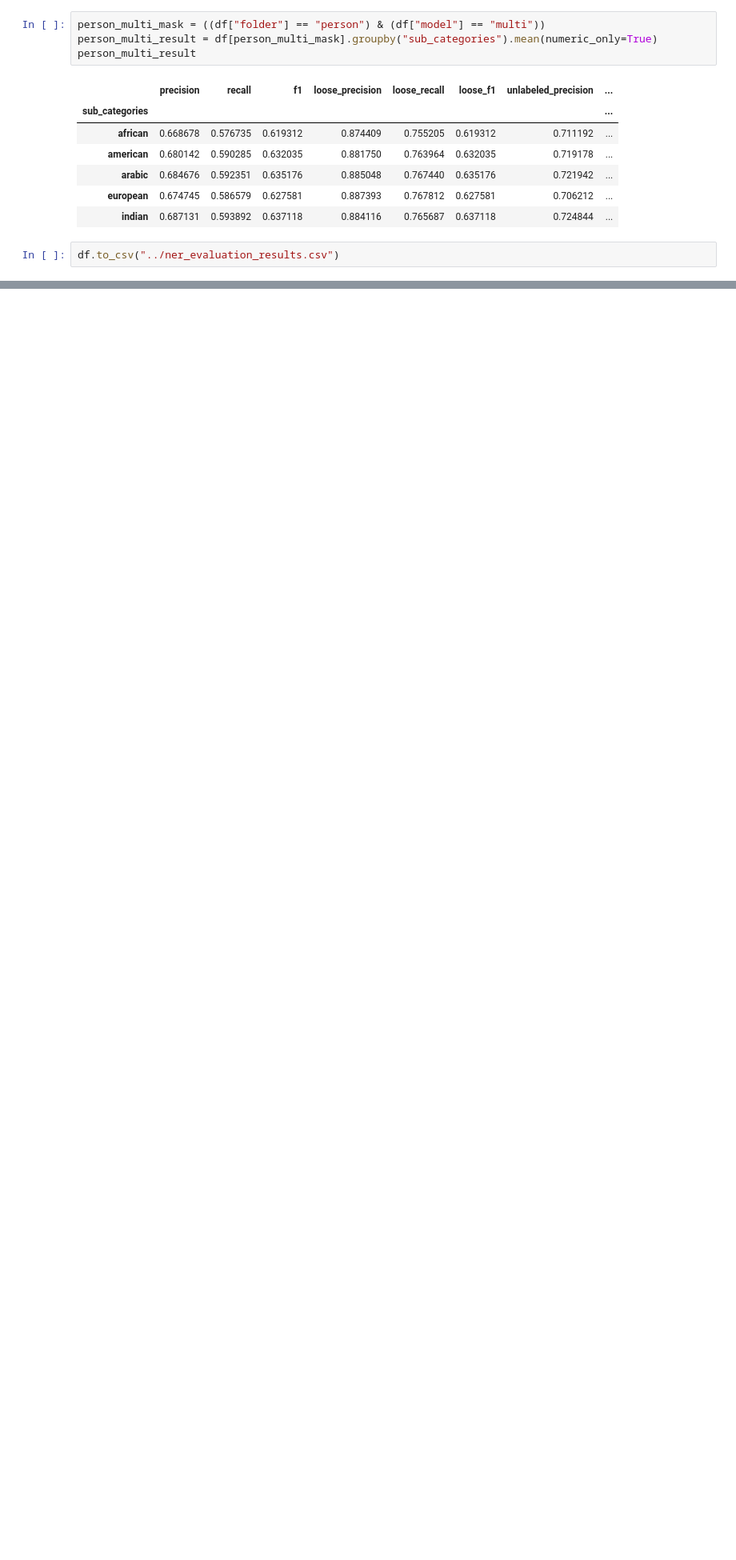
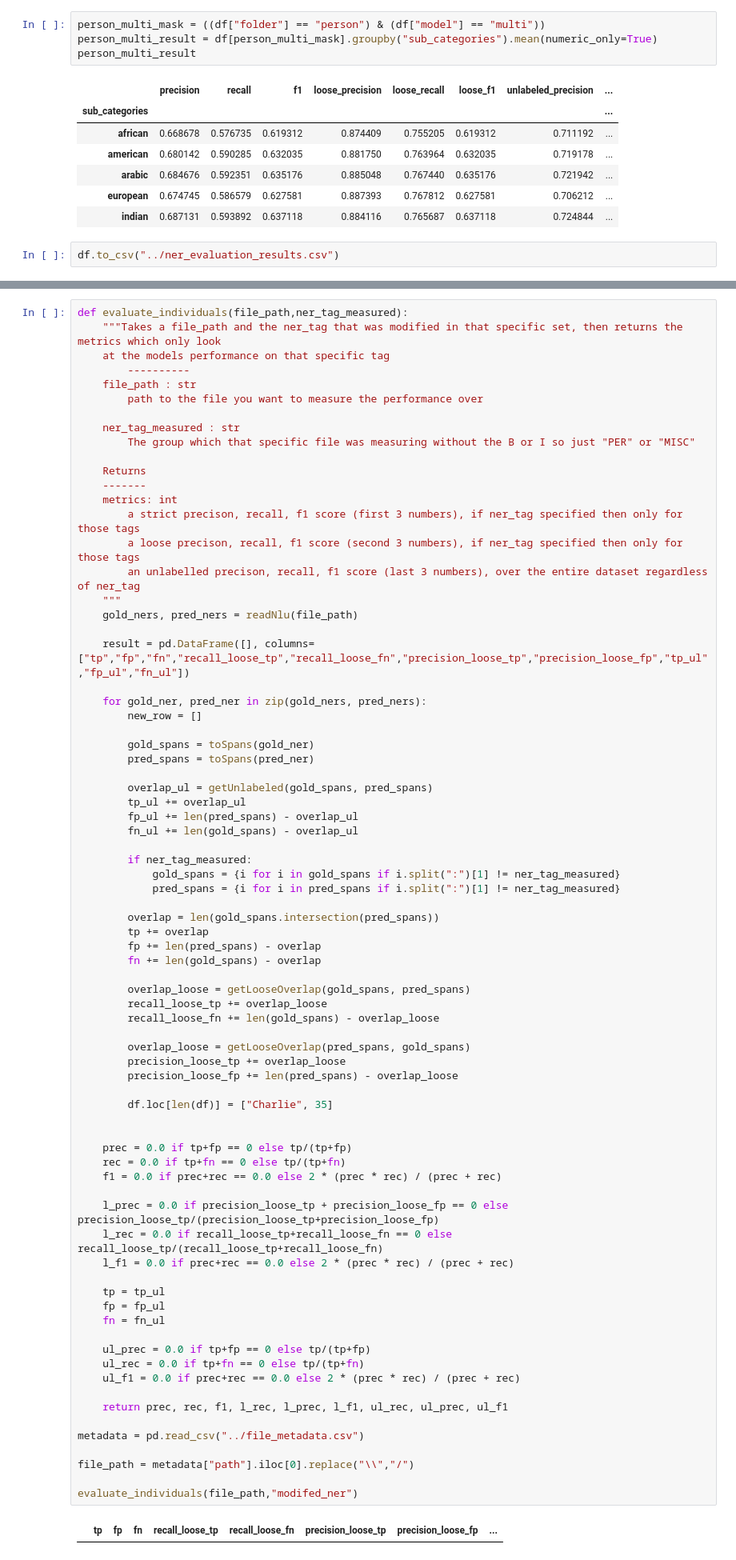
Before and after one commit to BossThePro/NLPProject-Group-SLP, a Jupyter notebook: code/evaluation.ipynb, the cells around one changed output, grey strips where cells are left out. Shown at 80% size. Drawn from its saved outputs; the diff is of its cells as text; blank space fills up the shorter version.

Commit message:
Added individual evaluations per datapoints

```diff
--- a/code/evaluation.ipynb
+++ b/code/evaluation.ipynb
@@ -417,0 +420,78 @@ df.head()
+# %%
+def evaluate_individuals(file_path,ner_tag_measured):
+    """Takes a file_path and the ner_tag that was modified in that specific set, then returns the metrics which only look
+    at the models performance on that specific tag
+        ----------
+    file_path : str
+        path to the file you want to measure the performance over
+
+    ner_tag_measured : str
+        The group which that specific file was measuring without the B or I so just "PER" or "MISC"
+
+    Returns
+    -------
+    metrics: int
+        a strict precison, recall, f1 score (first 3 numbers), if ner_tag specified then only for those tags
+        a loose precison, recall, f1 score (second 3 numbers), if ner_tag specified then only for those tags
+        an unlabelled precison, recall, f1 score (last 3 numbers), over the entire dataset regardless of ner_tag
+    """
+    gold_ners, pred_ners = readNlu(file_path)
+
+    result = pd.DataFrame([], columns=["tp","fp","fn","recall_loose_tp","recall_loose_fn","precision_loose_tp","precision_loose_fp","tp_ul","fp_ul","fn_ul"])
+
+    for gold_ner, pred_ner in zip(gold_ners, pred_ners):
+        new_row = []
+
+        gold_spans = toSpans(gold_ner)
+        pred_spans = toSpans(pred_ner)
+
+        overlap_ul = getUnlabeled(gold_spans, pred_spans)
+        tp_ul += overlap_ul
+        fp_ul += len(pred_spans) - overlap_ul
+        fn_ul += len(gold_spans) - overlap_ul
+
+        if ner_tag_measured:
+            gold_spans = {i for i in gold_spans if i.split(":")[1] != ner_tag_measured}
+            pred_spans = {i for i in pred_spans if i.split(":")[1] != ner_tag_measured}
+
+        overlap = len(gold_spans.intersection(pred_spans))
+        tp += overlap
+        fp += len(pred_spans) - overlap
+        fn += len(gold_spans) - overlap
+
+        overlap_loose = getLooseOverlap(gold_spans, pred_spans)
+        recall_loose_tp += overlap_loose
+        recall_loose_fn += len(gold_spans) - overlap_loose
+
+        overlap_loose = getLooseOverlap(pred_spans, gold_spans)
+        precision_loose_tp += overlap_loose
+        precision_loose_fp += len(pred_spans) - overlap_loose
+
+        df.loc[len(df)] = ["Charlie", 35]
+
+
+    prec = 0.0 if tp+fp == 0 else tp/(tp+fp)
+    rec = 0.0 if tp+fn == 0 else tp/(tp+fn)
+    f1 = 0.0 if prec+rec == 0.0 else 2 * (prec * rec) / (prec + rec)
+
+    l_prec = 0.0 if precision_loose_tp + precision_loose_fp == 0 else precision_loose_tp/(precision_loose_tp+precision_loose_fp)
+    l_rec = 0.0 if recall_loose_tp+recall_loose_fn == 0 else recall_loose_tp/(recall_loose_tp+recall_loose_fn)
+    l_f1 = 0.0 if prec+rec == 0.0 else 2 * (prec * rec) / (prec + rec)
+
+    tp = tp_ul
+    fp = fp_ul
+    fn = fn_ul
+
+    ul_prec = 0.0 if tp+fp == 0 else tp/(tp+fp)
+    ul_rec = 0.0 if tp+fn == 0 else tp/(tp+fn)
+    ul_f1 = 0.0 if prec+rec == 0.0 else 2 * (prec * rec) / (prec + rec)
+
+    return prec, rec, f1, l_rec, l_prec, l_f1, ul_rec, ul_prec, ul_f1
+
+metadata = pd.read_csv("../file_metadata.csv")
+
+file_path = metadata["path"].iloc[0].replace("\\","/")
+
+evaluate_individuals(file_path,"modifed_ner")
+# %% [output]
+|  | tp | fp | fn | recall_loose_tp | recall_loose_fn | precision_loose_tp | precision_loose_fp | ... |
```
Also changed, not shown: parts of 1 cell of this notebook, 1 other file.
